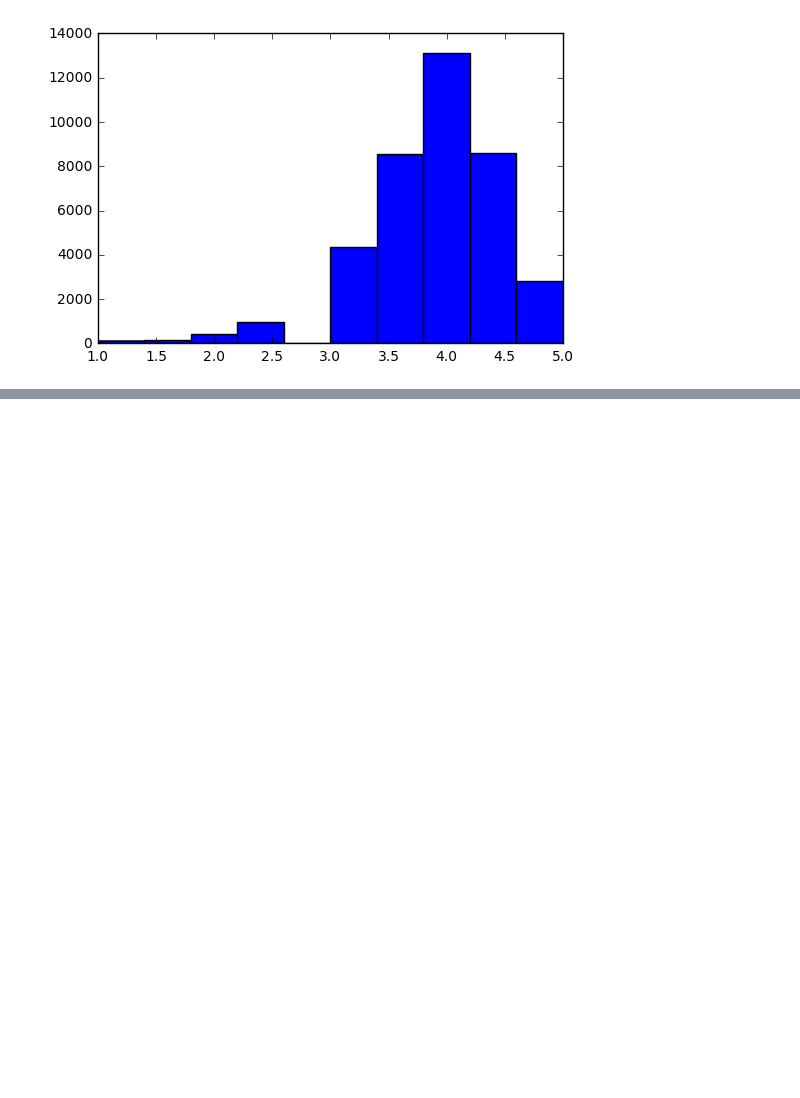
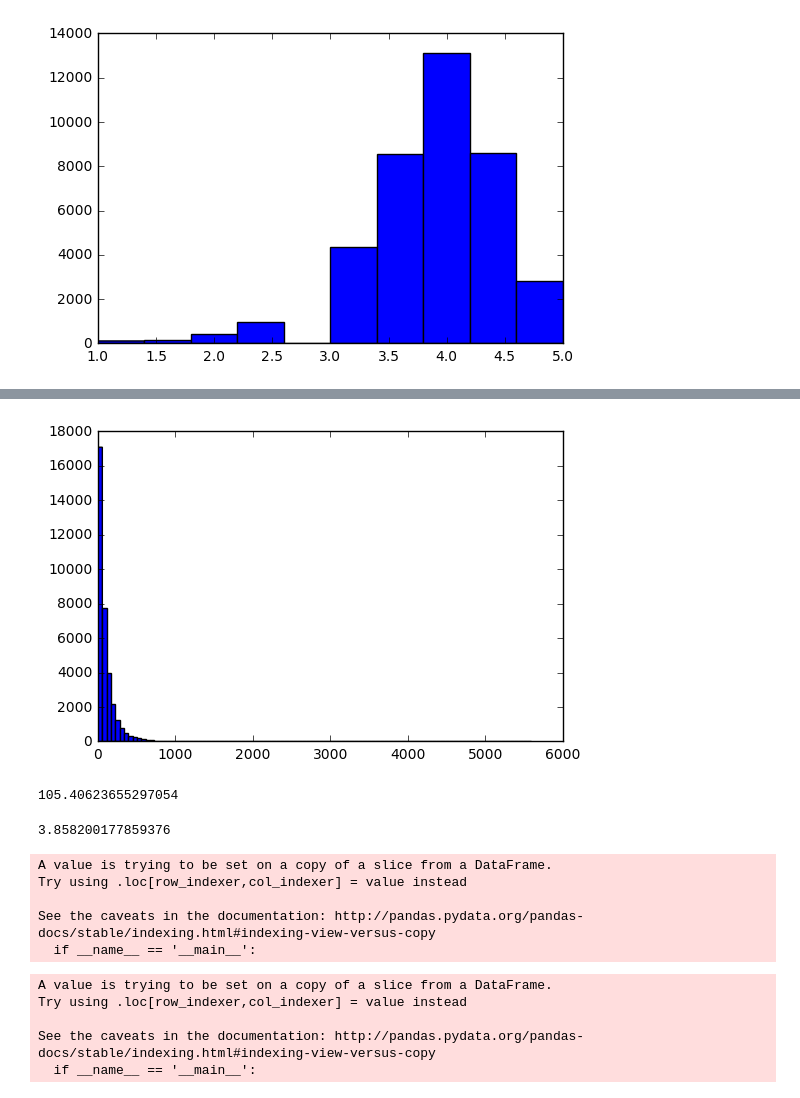
Before and after one commit to dataforgoodfr/batch2_newbed, a Jupyter notebook: Filtrage brands .ipynb, the cells around one changed output, grey strips where cells are left out. Drawn from its saved outputs; the diff is of its cells as text; code cells hidden in the pictures; blank space fills up the shorter version.

```diff
--- a/Filtrage brands .ipynb
+++ b/Filtrage brands .ipynb
@@ -66,0 +140,31 @@ plt.show()
+# %%
+import matplotlib.pyplot as plt
+%matplotlib inline
+plt.hist(hotels["review_count"].dropna(), bins=100)
+plt.show()
+# %% [output]
+[figure, added]
+# %%
+hotels["review_count"].mean()
+# %% [output]
+105.40623655297054
+# %%
+hotels["bubble_rating"].mean()
+# %% [output]
+3.858200177859376
+# %%
+hotels["rating_std"]=hotels["bubble_rating"]*hotels["review_count"]/((hotels["bubble_rating"]*hotels["review_count"]).mean())
+# %% [output]
+A value is trying to be set on a copy of a slice from a DataFrame.
+Try using .loc[row_indexer,col_indexer] = value instead
+
+See the caveats in the documentation: http://pandas.pydata.org/pandas-docs/stable/indexing.html#indexing-view-versus-copy
+  if __name__ == '__main__':
+# %%
+hotels["rating_std2"]=0.5*(hotels["bubble_rating"]/(hotels["bubble_rating"].mean())+hotels["review_count"]/hotels["review_count"].mean())
+# %% [output]
+A value is trying to be set on a copy of a slice from a DataFrame.
+Try using .loc[row_indexer,col_indexer] = value instead
+
+See the caveats in the documentation: http://pandas.pydata.org/pandas-docs/stable/indexing.html#indexing-view-versus-copy
+  if __name__ == '__main__':
```
Also changed, not shown: parts of 16 cells of this notebook, 50 other files.
